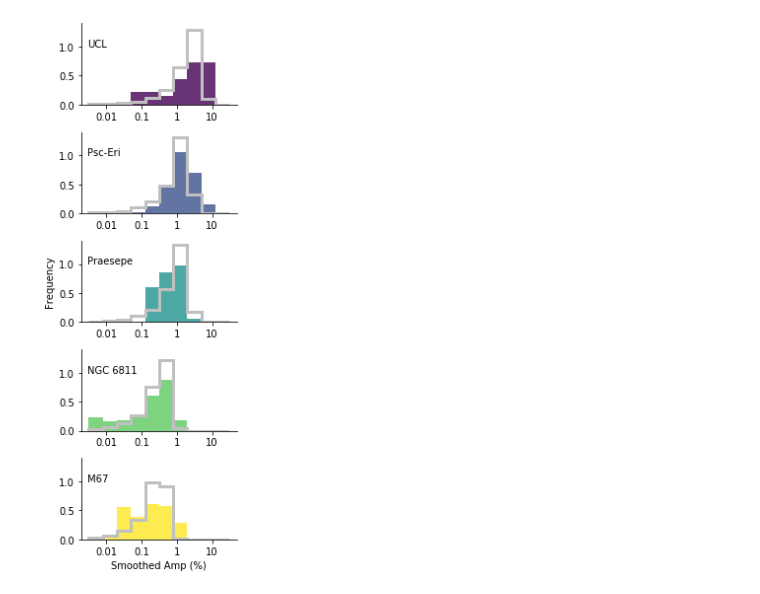
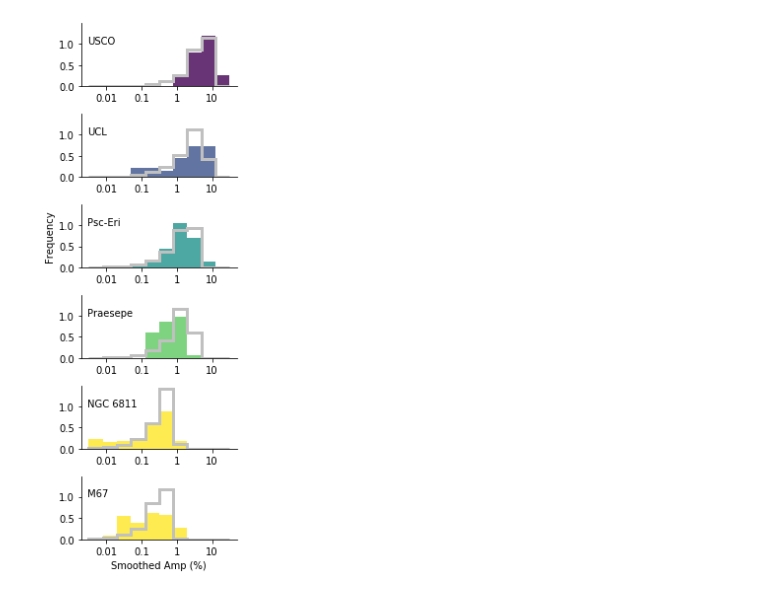
Before and after one commit to bmorris3/birthmarks, a Jupyter notebook: abc/reproduce_smamp.ipynb, the cells around one changed output. Drawn from its saved outputs; the diff is of its cells as text; code cells hidden in the pictures.

```diff
--- a/abc/reproduce_smamp.ipynb
+++ b/abc/reproduce_smamp.ipynb
@@ -4,75 +4,84 @@ import matplotlib.pyplot as plt
 import numpy as np
 import astropy.units as u
 # %%
+samples_usco = np.load('data/usco_samples.npy')
 samples_ucl = np.load('data/ucl_samples.npy')
 samples_psceri = np.load('data/psceri_samples.npy')
 samples_praesepe = np.load('../../zeitsprung/data/abc_samples_slow.npy')
 samples_ngc6811 = np.load('data/ngc6811_samples.npy')
 samples_m67 = np.load('data/m67_samples.npy')
 # %%
+smamps_usco = np.load('../smamps/data/usco_amps.npy')
 smamps_ucl = np.load('../smamps/data/ucl_amps.npy')
 smamps_psceri = np.load('../smamps/data/psc_amps.npy')
 smamps_praesepe = np.loadtxt('../../zeitsprung/data/amps_slow.txt') / 100
 smamps_ngc6811 = np.load('../smamps/data/ngc_amps.npy')
 smamps_m67 = np.load('../smamps/data/m67_amps.npy')
 # %%
-samples = [samples_ucl, samples_psceri, samples_praesepe, samples_ngc6811, samples_m67]
+samples = [samples_usco, samples_ucl, samples_psceri, samples_praesepe, samples_ngc6811, samples_m67]
 
-from fleck import Star
+from fleck import Star, generate_spots
 
 ld = [0.5079, 0.2239]
-stars = Star(spot_contrast=0.7, n_phases=30, u_ld=ld)
 # %%
-names = ['UCL', 'Psc-Eri', 'Praesepe', 'NGC 6811', 'M67']
+names = ['USCO', 'UCL', 'Psc-Eri', 'Praesepe', 'NGC 6811', 'M67']
 # %%
-fig, ax = plt.subplots(5, 1, figsize=(3, 8), sharey=True)
+fig, ax = plt.subplots(6, 1, figsize=(3, 8), sharey=True)
 props = dict(range=[-2.5, 1.5], bins=10, density=True)
 
 alpha = 0.8
 
-ax[0].hist(np.log10(smamps_ucl) + 2, histtype='stepfilled',
+ax[0].hist(np.log10(smamps_usco) + 2, histtype='stepfilled',
            color=cmap(0), alpha=alpha, **props)
-ax[1].hist(np.log10(smamps_psceri) + 2, histtype='stepfilled',
+ax[1].hist(np.log10(smamps_ucl) + 2, histtype='stepfilled',
            color=cmap(1), alpha=alpha, **props)
-ax[2].hist(np.log10(smamps_praesepe) + 2, histtype='stepfilled',
+ax[2].hist(np.log10(smamps_psceri) + 2, histtype='stepfilled',
            color=cmap(2), alpha=alpha, **props)
-ax[3].hist(np.log10(smamps_ngc6811) + 2, histtype='stepfilled',
+ax[3].hist(np.log10(smamps_praesepe) + 2, histtype='stepfilled',
            color=cmap(3), alpha=alpha, **props)
-ax[4].hist(np.log10(smamps_m67) + 2, histtype='stepfilled',
+ax[4].hist(np.log10(smamps_ngc6811) + 2, histtype='stepfilled',
            color=cmap(4), alpha=alpha, **props)
-ax[4].set_xlabel('Smoothed Amp (%)')
+ax[5].hist(np.log10(smamps_m67) + 2, histtype='stepfilled',
+           color=cmap(5), alpha=alpha, **props)
+ax[5].set_xlabel('Smoothed Amp (%)')
 
 cmap = lambda x: plt.cm.viridis(x/4)
 
-np.random.seed(2020)
+np.random.seed(0)
 
 for i, s, name in zip(range(len(samples)), samples, names):
-    min_lat, rspot, c = np.median(s, axis=0)
-
+#     min_lat, rspot, c = np.median(s, axis=0)
+    max_lat, rspot, c = s[np.random.randint(0, len(s))]
     n_inclinations = 5000
     n_spots = 3
-    rads = rspot * np.ones((n_spots, n_inclinations))
-    lats = (180*np.random.rand(n_spots, n_inclinations) - 90) * u.deg
-    lons = 360 * np.random.rand(n_spots, n_inclinations) * u.deg
-    incs = (180*np.random.rand(n_inclinations) - 90) * u.deg
+#     rads = rspot * np.ones((n_spots, n_inclinations))
+#     #lats = (180*np.random.rand(n_spots, n_inclinations) - 90) * u.deg
+#     lats = (2 * max_lat * np.random.rand(n_spots, n_inclinations) - 90) * u.deg
+    lons, lats, rads, incs= generate_spots(min_latitude=-max_lat, max_latitude=max_lat, spot_radius=rspot,
+                                           n_spots=n_spots, n_inclinations=n_inclinations)
+#     plt.hist(lats.value.ravel())
+#     plt.show()
+#     lons = 360 * np.random.rand(n_spots, n_inclinations) * u.deg
+#     incs = (180*np.random.rand(n_inclinations) - 90) * u.deg
+    stars = Star(spot_contrast=c, n_phases=30, u_ld=ld)
     lcs = stars.light_curve(lons, lats, rads, incs)
 
     ax[i].hist(np.log10(lcs.ptp(axis=0)) + 2,
                histtype='step', lw=3, color='silver', **props)
     ax[i].annotate(name, (np.log10(0.003), 1.0), ha='left')
 
 ax[2].set_ylabel('Frequency')
 
 for axis in ax:
     xticks = axis.get_xticks()
     axis.set_xticklabels(["{0:.2g}".format(10**xt) for xt in xticks])
 
 fig.tight_layout()
 
 for axis in ax:
     for s in ['right', 'top']:
         axis.spines[s].set_visible(False)
 
 fig.savefig('plots/reproduce_smamps.pdf', bbox_inches='tight')
 # %% [output]
-[figure, old version]
+[figure, new version]
```
Also changed, not shown: 3 other files.
